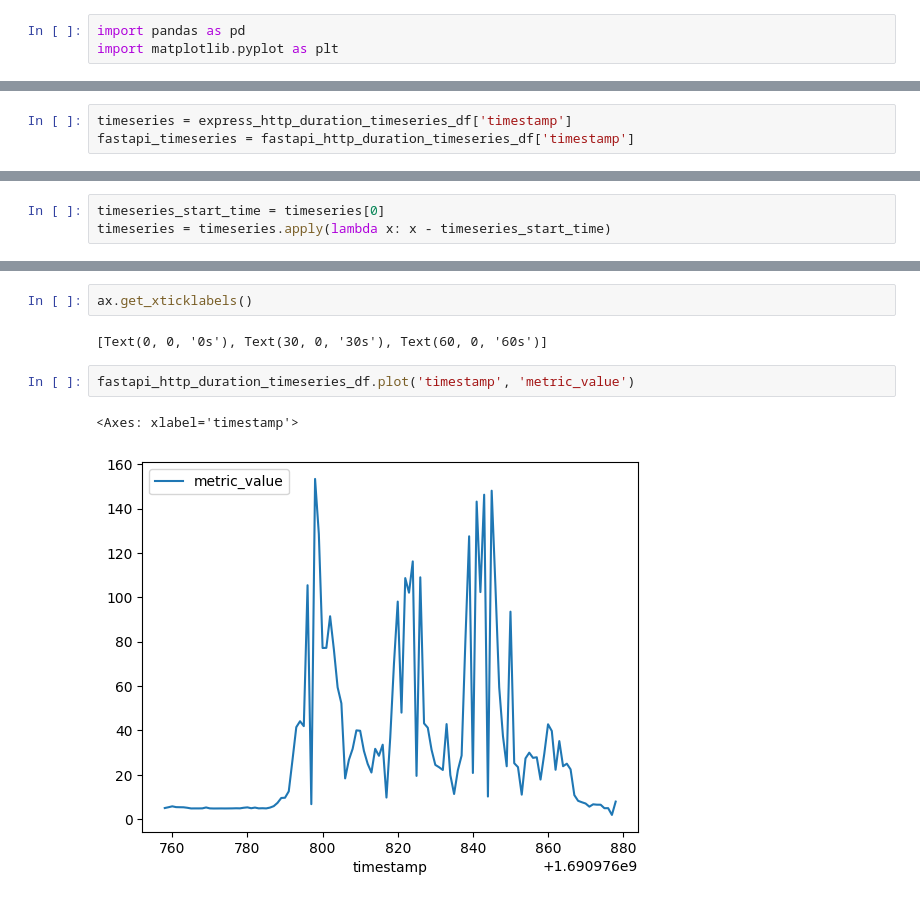
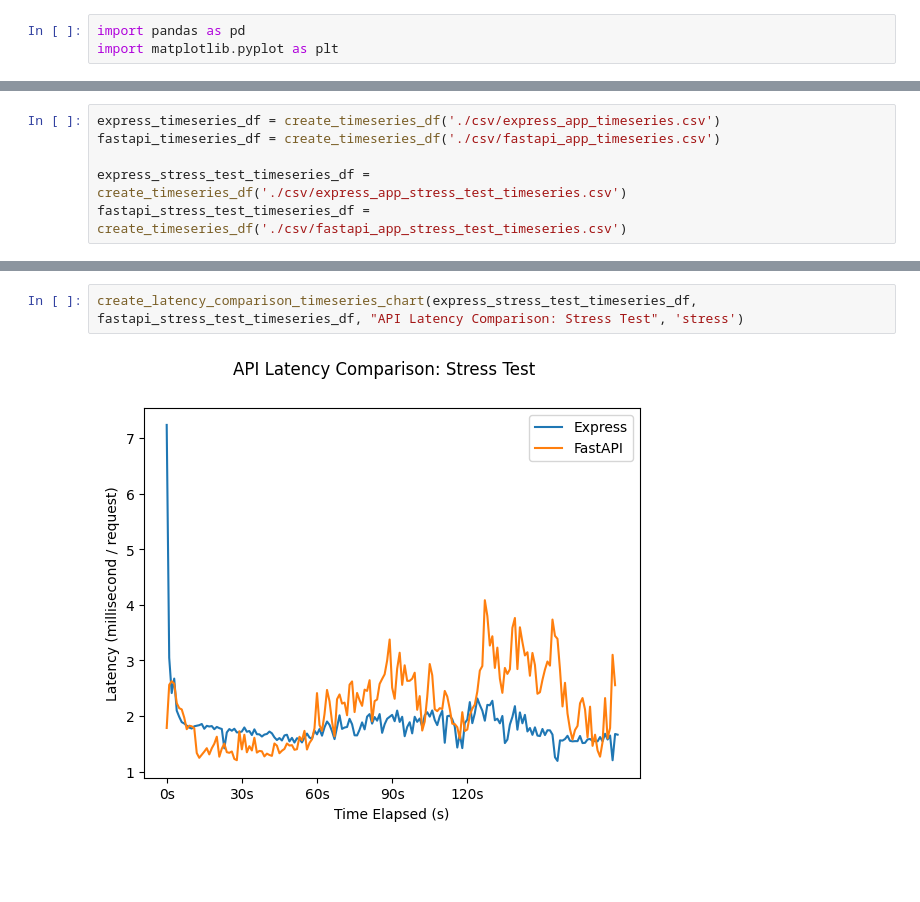
Before and after one commit to NateLeeP/api_load_test_project, a Jupyter notebook: timeseries_etl/timeseries_data_clean.ipynb, the cells around one changed output, grey strips where cells are left out. Drawn from its saved outputs; the diff is of its cells as text; blank space fills up the shorter version.

```diff
--- a/timeseries_etl/timeseries_data_clean.ipynb
+++ b/timeseries_etl/timeseries_data_clean.ipynb
@@ -49,3 +3,0 @@ fastapi_http_duration_timeseries_df = fastapi_http_duration_timeseries_df.reset_
-# %%
-timeseries = express_http_duration_timeseries_df['timestamp']
-fastapi_timeseries = fastapi_http_duration_timeseries_df['timestamp']
@@ -55,3 +3,0 @@ fastapi_timeseries = fastapi_timeseries.apply(lambda x: x - fastapi_timeseries_s
-# %%
-timeseries_start_time = timeseries[0]
-timeseries = timeseries.apply(lambda x: x - timeseries_start_time)
@@ -81,0 +24,6 @@ print(fastapi_http_duration_timeseries_df)
+# %%
+express_timeseries_df = create_timeseries_df('./csv/express_app_timeseries.csv')
+fastapi_timeseries_df = create_timeseries_df('./csv/fastapi_app_timeseries.csv')
+
+express_stress_test_timeseries_df = create_timeseries_df('./csv/express_app_stress_test_timeseries.csv')
+fastapi_stress_test_timeseries_df = create_timeseries_df('./csv/fastapi_app_stress_test_timeseries.csv')
@@ -96,9 +74,4 @@ plt.show()
-# %%
-ax.get_xticklabels()
-# %% [output]
-[Text(0, 0, '0s'), Text(30, 0, '30s'), Text(60, 0, '60s')]
-# %%
-fastapi_http_duration_timeseries_df.plot('timestamp', 'metric_value')
-# %% [output]
-<Axes: xlabel='timestamp'>
-[figure, removed]
+# %%
+create_latency_comparison_timeseries_chart(express_stress_test_timeseries_df, fastapi_stress_test_timeseries_df, "API Latency Comparison: Stress Test", 'stress')
+# %% [output]
+[figure, added]
```
Also changed, not shown: parts of 13 cells of this notebook, 4 other files.
